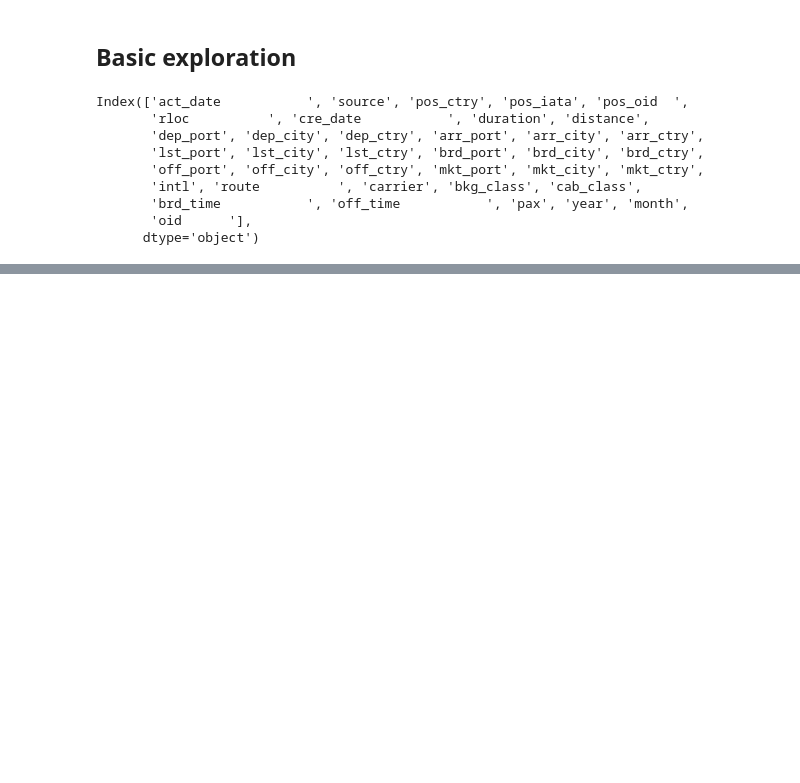
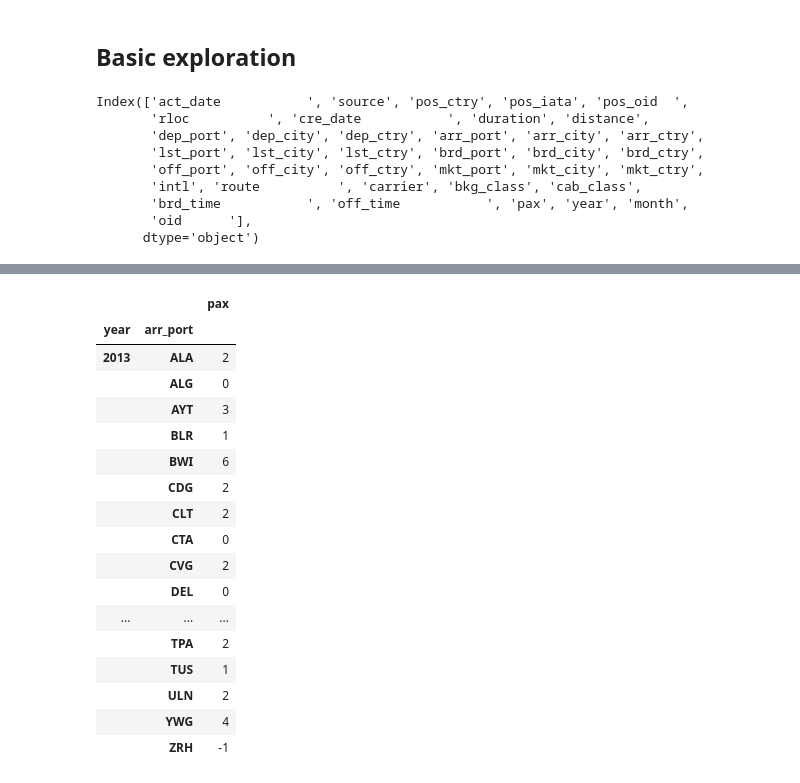
Before and after one commit to miqueldespuig/kschool-challenge, a Jupyter notebook: 02_TopTenAirports.ipynb, the cells around one changed output, grey strips where cells are left out. Saved outputs shown, nothing was run; the diff lists cells and outputs as text; code cells hidden in the pictures; blank space fills up the shorter version.

```diff
--- a/02_TopTenAirports.ipynb
+++ b/02_TopTenAirports.ipynb
@@ -63,0 +98,9 @@ memory usage: 29.0+ MB
+# %%
+df_bookings = pd.read_csv(
+    file_path,
+    compression = 'bz2',    # We know it's compressed although read_csv can infer the compression type
+    sep = '^',              # Weird separator used
+    nrows = 100,            # start small to go big
+    usecols= [12, 34, 35]   # Can select columns by name (not ideal in this case) or by position
+)
+df_bookings.head()
@@ -66,0 +131,3 @@ df_bookings.columns = df_bookings.columns.str.strip()
+# %%
+df_bookings['arr_port'] = df_bookings['arr_port'].str.strip()
+df_bookings['arr_port'].unique()
@@ -68,0 +150,21 @@ df_bookings.
+# %%
+df_bookings.groupby(by=['year','arr_port']).sum().
+# %% [output]
+|  |  | pax |
+| year | arr_port |  |
+| 2013 | ALA | 2 |
+|  | ALG | 0 |
+|  | AYT | 3 |
+|  | BLR | 1 |
+|  | BWI | 6 |
+|  | CDG | 2 |
+|  | CLT | 2 |
+|  | CTA | 0 |
+|  | CVG | 2 |
+|  | DEL | 0 |
+| ... | ... | ... |
+|  | TPA | 2 |
+|  | TUS | 1 |
+|  | ULN | 2 |
+|  | YWG | 4 |
+|  | ZRH | -1 |
```
Also changed, not shown: parts of 18 cells of this notebook.
